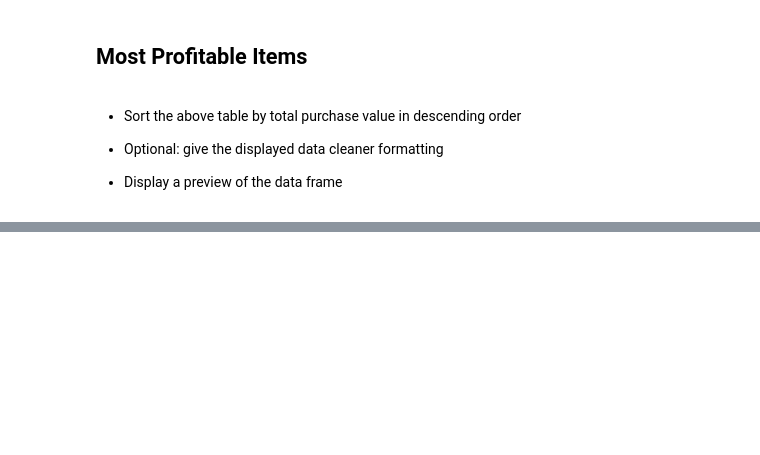
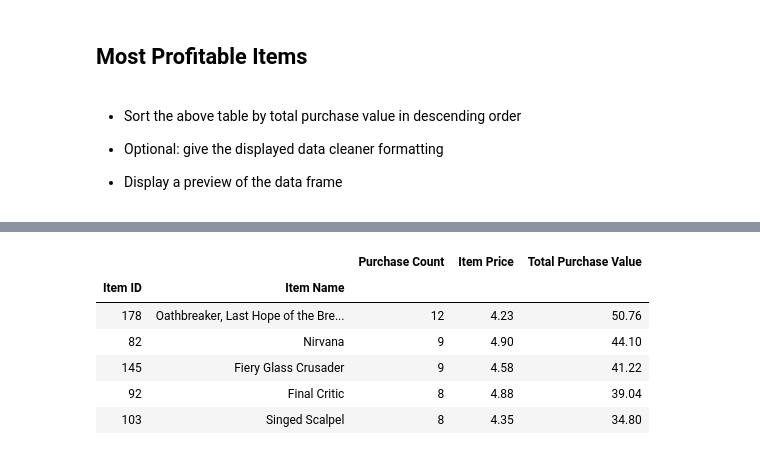
Before and after one commit to Mwrightvet/pandas-challenge, a Jupyter notebook: HeroesOfPymoli/main.ipynb, the cells around one changed output, grey strips where cells are left out. Cells and saved outputs as stored; diff of their text form; code cells hidden in the pictures; blank space fills up the shorter version.

```diff
--- a/HeroesOfPymoli/main.ipynb
+++ b/HeroesOfPymoli/main.ipynb
@@ -414,0 +472,30 @@ grouped_by_player.sort_values('Total Count', ascending=False).head()
+# %%
+#Most Popular Items
+#Group by item ID then by Item name
+all_items_group = purchases_df.groupby(["Item ID", "Item Name"])
+#Calculate the number of times the item was purchased
+all_items_count = all_items_group["Gender"].count()
+#add up the sum of the total amount spent for that item
+all_items_sum = all_items_group['Price'].sum()
+#find the total amount made/spent on that item divided by the times it was purchased for the item price
+item_total_price = (all_items_sum / all_items_count)
+
+
+# Make a new dataframe for the profitable ones
+profitable_summary = pd.DataFrame({"Purchase Count": all_items_count,
+                          "Item Price": item_total_price,
+                          "Total Purchase Value": all_items_sum})
+
+profitable_summary = profitable_summary.sort_values("Total Purchase Value", ascending=False)
+profitable_summary["Item Price"] = profitable_summary["Item Price"]
+profitable_summary["Total Purchase Value"] = profitable_summary["Total Purchase Value"]
+profitable_summary = profitable_summary[["Purchase Count", "Item Price", "Total Purchase Value"]]
+profitable_summary.head()
+# %% [output]
+|  |  | Purchase Count | Item Price | Total Purchase Value |
+| Item ID | Item Name |  |  |  |
+| 178 | Oathbreaker, Last Hope of the Bre... | 12 | 4.23 | 50.76 |
+| 82 | Nirvana | 9 | 4.90 | 44.10 |
+| 145 | Fiery Glass Crusader | 9 | 4.58 | 41.22 |
+| 92 | Final Critic | 8 | 4.88 | 39.04 |
+| 103 | Singed Scalpel | 8 | 4.35 | 34.80 |
```
Also changed, not shown: parts of 19 cells of this notebook.
